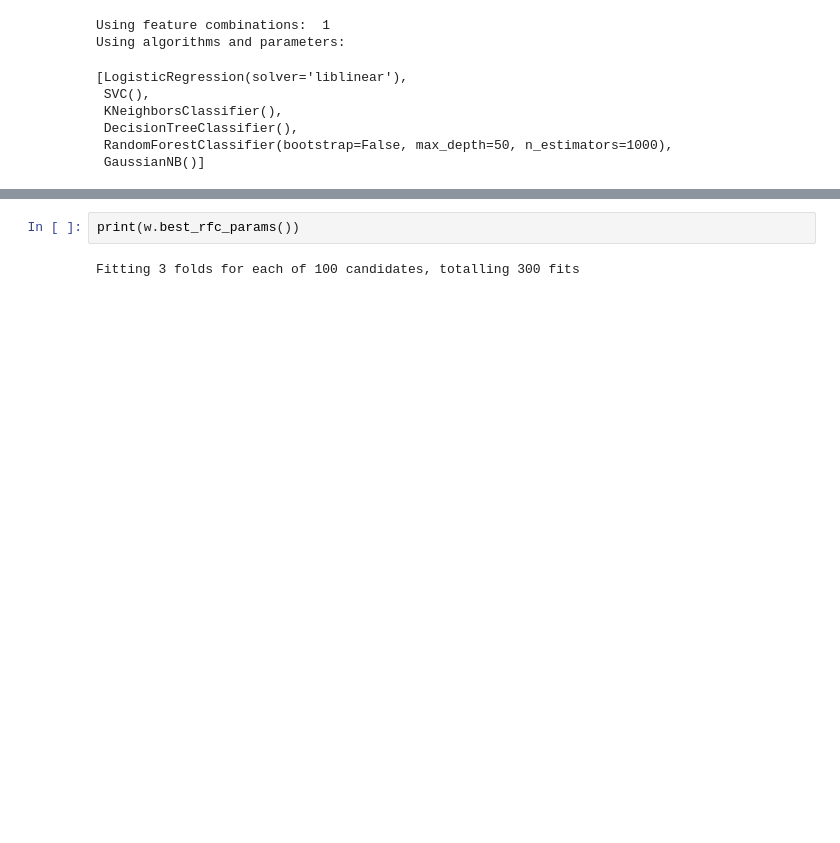
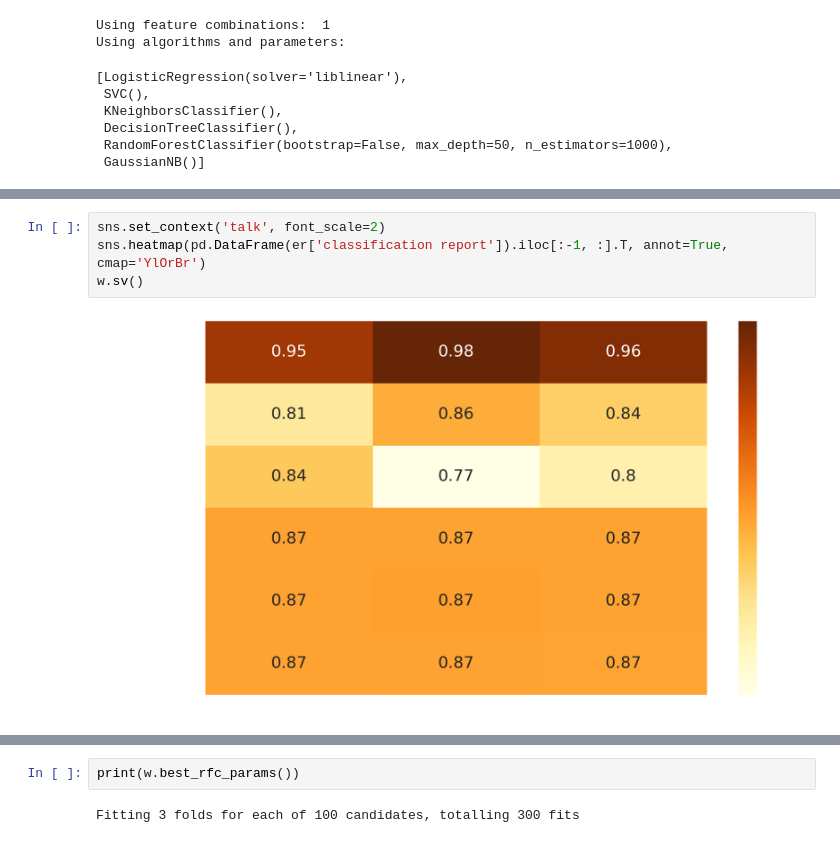
Before and after one commit to breakpointlv/CodeAcademyBerlin-03-wine, a Jupyter notebook: 04-ml-wine-predictions.ipynb, the cells around one changed output, grey strips where cells are left out. Cells and saved outputs as stored; diff of their text form; blank space fills up the shorter version.

```diff
--- a/04-ml-wine-predictions.ipynb
+++ b/04-ml-wine-predictions.ipynb
@@ -77,0 +79,6 @@ cross val mean:  0.703107705406556
+# %%
+sns.set_context('talk', font_scale=2)
+sns.heatmap(pd.DataFrame(er['classification report']).iloc[:-1, :].T, annot=True, cmap='YlOrBr')
+w.sv()
+# %% [output]
+[figure, added]
```
Also changed, not shown: parts of 14 cells of this notebook, 2 other files.
